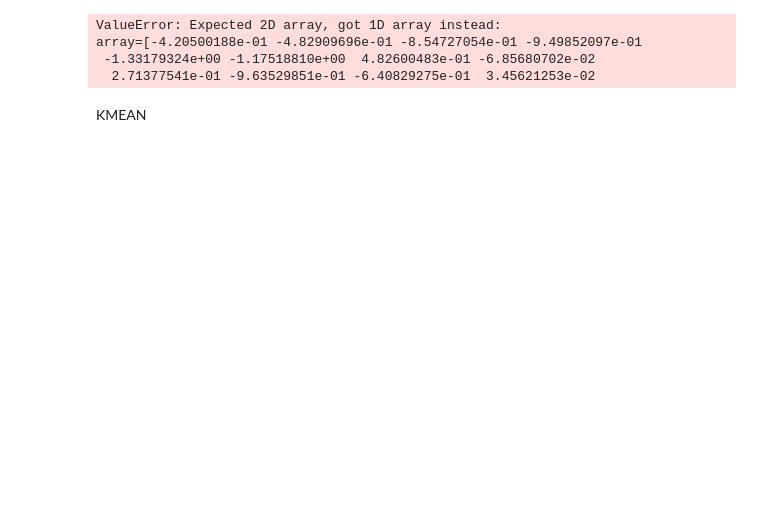
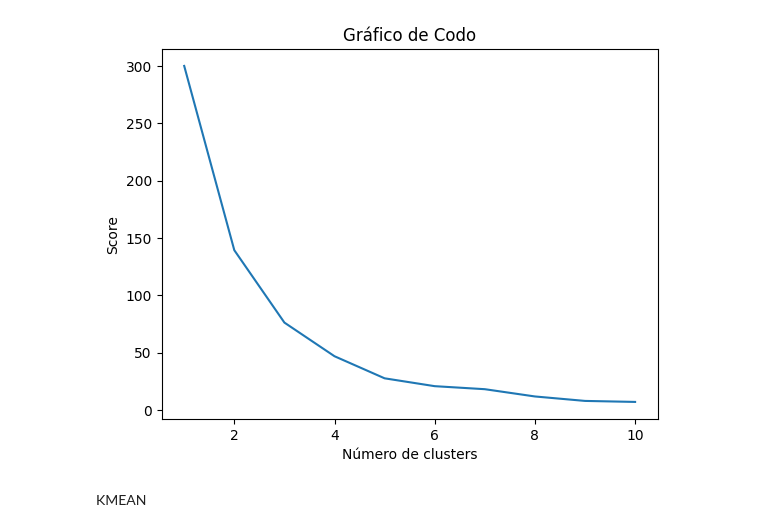
Before and after one commit to adrianrb469/md-lab2, a Jupyter notebook: lab2.ipynb, the cells around one changed output. Drawn from its saved outputs; the diff is of its cells as text; code cells hidden in the pictures; blank space fills up the shorter version.

```diff
--- a/lab2.ipynb
+++ b/lab2.ipynb
@@ -85,22 +85,19 @@ ivat(X_scaled.reshape(-1, 1))
 # %%
 numeroClusters = range(1,11)
 wcss = []
 for i in numeroClusters:
     kmeans = cluster.KMeans(n_clusters=i)
-    kmeans.fit(X_scaled)
+    kmeans.fit(X_scaled.reshape(-1, 1))
     wcss.append(kmeans.inertia_)
 
 plt.plot(numeroClusters, wcss)
 plt.xlabel("Número de clusters")
 
 plt.ylabel("Score")
 plt.title("Gráfico de Codo")
 plt.show()
 # %% [output]
-ValueError: Expected 2D array, got 1D array instead:
-array=[-4.20500188e-01 -4.82909696e-01 -8.54727054e-01 -9.49852097e-01
- -1.33179324e+00 -1.17518810e+00  4.82600483e-01 -6.85680702e-02
-  2.71377541e-01 -9.63529851e-01 -6.40829275e-01  3.45621253e-02
+[figure, added]
 # %% [markdown]
 KMEAN
 # %%
```
Also changed, not shown: parts of 5 cells of this notebook.
